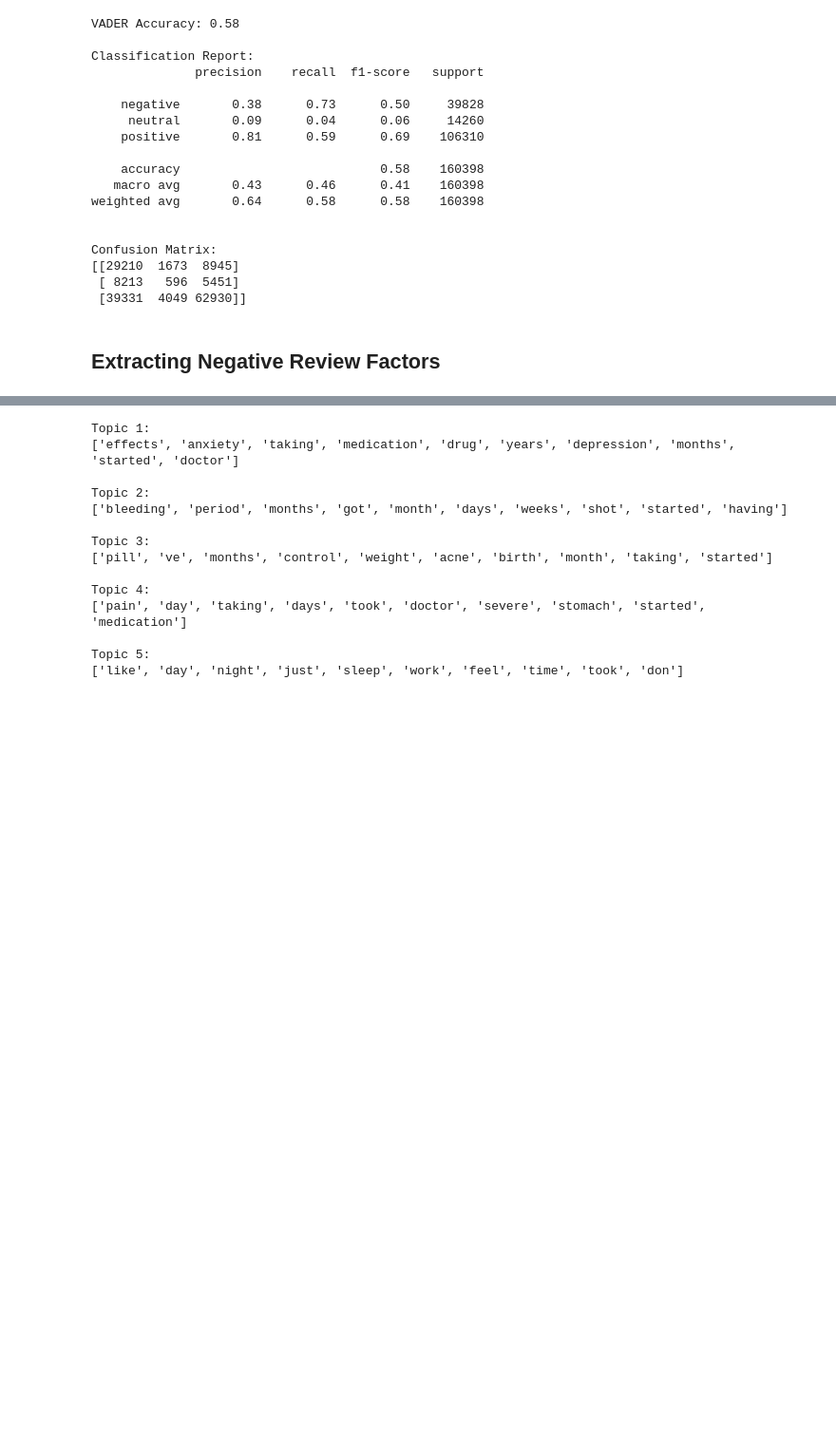
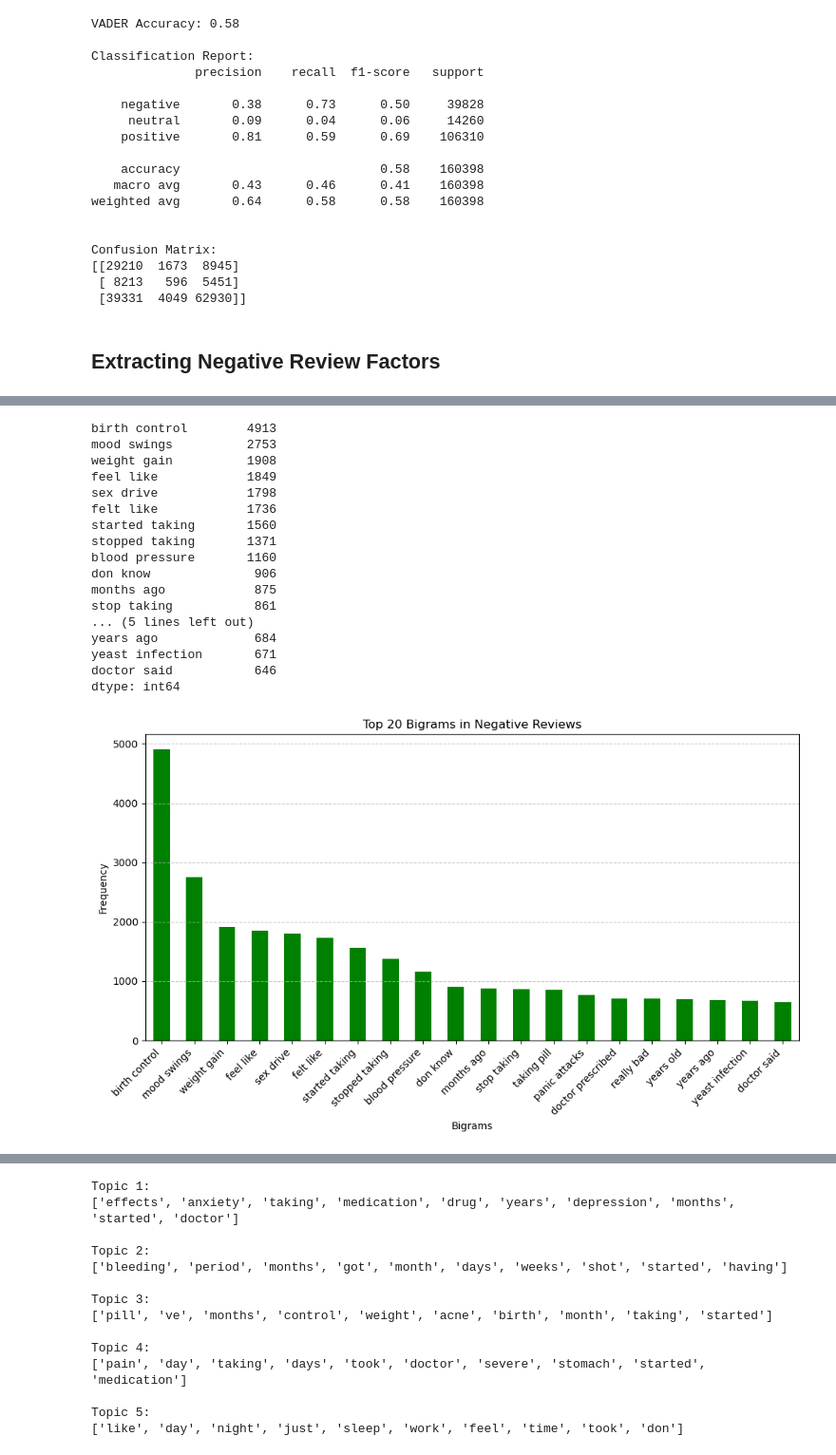
Before and after one commit to afreenjun/Social-Media-Comp-Project, a Jupyter notebook: SMC Project.ipynb, the cells around one changed output, grey strips where cells are left out. Shown at 95% size. Saved outputs shown, nothing was run; the diff lists cells and outputs as text; code cells hidden in the pictures; blank space fills up the shorter version.

```diff
--- a/SMC Project.ipynb
+++ b/SMC Project.ipynb
@@ -481,0 +518,49 @@ dtype: float64
+# %%
+from sklearn.feature_extraction.text import CountVectorizer
+
+# Initialize Bigram Vectorizer
+bigram_vectorizer = CountVectorizer(ngram_range=(2, 2), stop_words='english', max_features=20)
+
+# Fit and transform
+X_bigrams = bigram_vectorizer.fit_transform(negative_reviews['review_cleaned'])
+
+# Convert to DataFrame
+bigram_freq_df = pd.DataFrame(X_bigrams.toarray(), columns=bigram_vectorizer.get_feature_names_out())
+
+# Sum up frequencies
+top_bigrams = bigram_freq_df.sum().sort_values(ascending=False)
+
+# Display top 20 bigrams
+print(top_bigrams)
+
+# Plot
+import matplotlib.pyplot as plt
+
+plt.figure(figsize=(10, 6))
+top_bigrams.plot(kind='bar', color='green')
+plt.title('Top 20 Bigrams in Negative Reviews')
+plt.xlabel('Bigrams')
+plt.ylabel('Frequency')
+plt.xticks(rotation=45, ha='right')
+plt.grid(axis='y', linestyle='--', alpha=0.7)
+plt.tight_layout()
+plt.show()
+# %% [output]
+birth control        4913
+mood swings          2753
+weight gain          1908
+feel like            1849
+sex drive            1798
+felt like            1736
+started taking       1560
+stopped taking       1371
+blood pressure       1160
+don know              906
+months ago            875
+stop taking           861
+... (5 lines left out)
+years ago             684
+yeast infection       671
+doctor said           646
+dtype: int64
+[figure, added]
```
Also changed, not shown: parts of 18 cells of this notebook.
